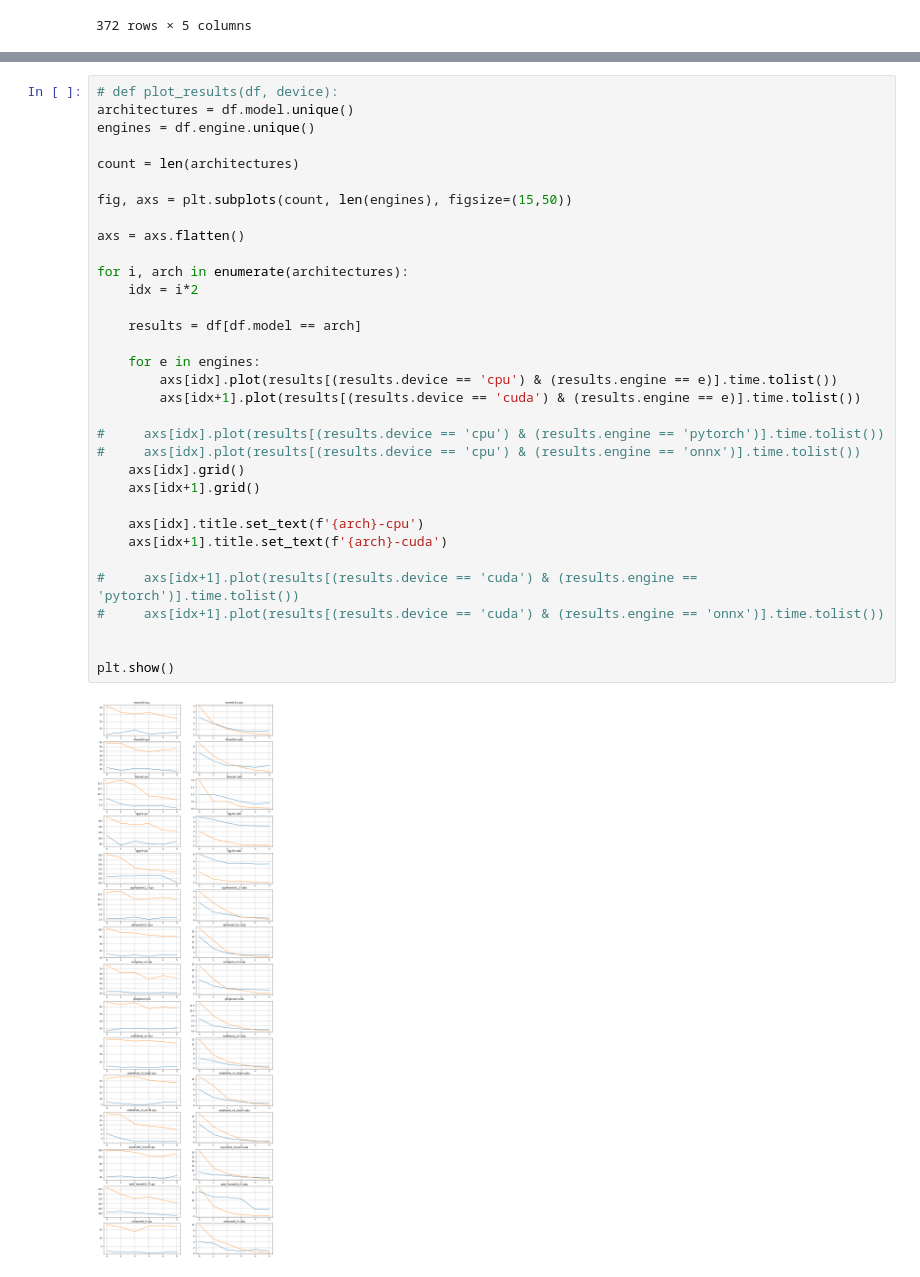
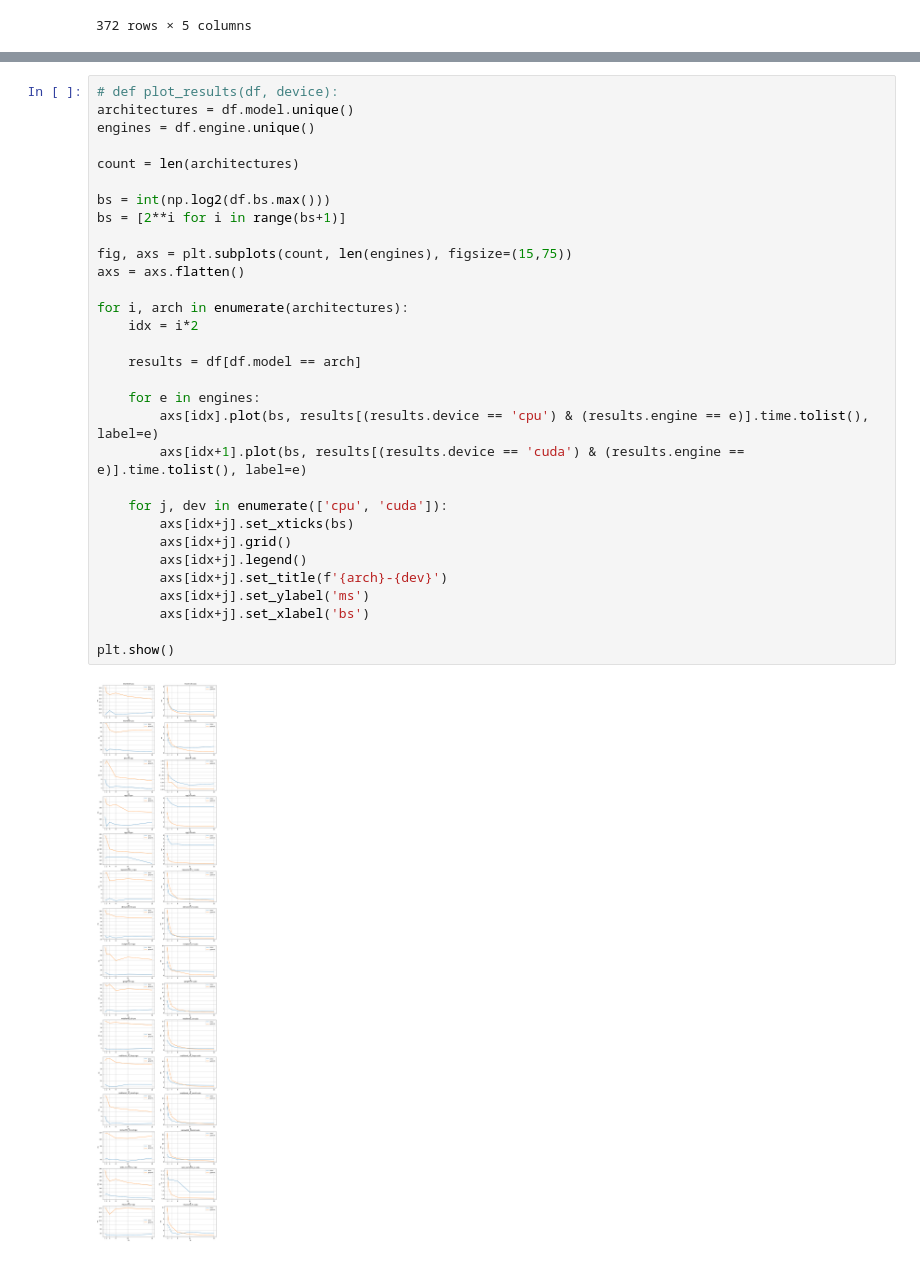
Before and after one commit to rosulucian/inference-benchmarks, a Jupyter notebook: notebooks/benchmark.ipynb, the cells around one changed output, grey strips where cells are left out. Cells and saved outputs as stored; diff of their text form.

```diff
--- a/notebooks/benchmark.ipynb
+++ b/notebooks/benchmark.ipynb
@@ -76,35 +88,33 @@ df[(df.model == 'alexnet') & (df.engine == 'pytorch')]
 # %%
 # def plot_results(df, device):
 architectures = df.model.unique()
 engines = df.engine.unique()
 
 count = len(architectures)
 
-fig, axs = plt.subplots(count, len(engines), figsize=(15,50))
+bs = int(np.log2(df.bs.max()))
+bs = [2**i for i in range(bs+1)]
 
+fig, axs = plt.subplots(count, len(engines), figsize=(15,75))
 axs = axs.flatten()
 
 for i, arch in enumerate(architectures):
     idx = i*2
 
     results = df[df.model == arch]
 
     for e in engines:
-        axs[idx].plot(results[(results.device == 'cpu') & (results.engine == e)].time.tolist())
-        axs[idx+1].plot(results[(results.device == 'cuda') & (results.engine == e)].time.tolist())
+        axs[idx].plot(bs, results[(results.device == 'cpu') & (results.engine == e)].time.tolist(), label=e)
+        axs[idx+1].plot(bs, results[(results.device == 'cuda') & (results.engine == e)].time.tolist(), label=e)
 
-#     axs[idx].plot(results[(results.device == 'cpu') & (results.engine == 'pytorch')].time.tolist())
-#     axs[idx].plot(results[(results.device == 'cpu') & (results.engine == 'onnx')].time.tolist())
-    axs[idx].grid()
-    axs[idx+1].grid()
-
-    axs[idx].title.set_text(f'{arch}-cpu')
-    axs[idx+1].title.set_text(f'{arch}-cuda')
-
-#     axs[idx+1].plot(results[(results.device == 'cuda') & (results.engine == 'pytorch')].time.tolist())
-#     axs[idx+1].plot(results[(results.device == 'cuda') & (results.engine == 'onnx')].time.tolist())
-
+    for j, dev in enumerate(['cpu', 'cuda']):
+        axs[idx+j].set_xticks(bs)
+        axs[idx+j].grid()
+        axs[idx+j].legend()
+        axs[idx+j].set_title(f'{arch}-{dev}')
+        axs[idx+j].set_ylabel('ms')
+        axs[idx+j].set_xlabel('bs')
 
 plt.show()
 # %% [output]
-[figure, old version]
+[figure, new version]
```
Also changed, not shown: parts of 4 cells of this notebook, 1 other file.
